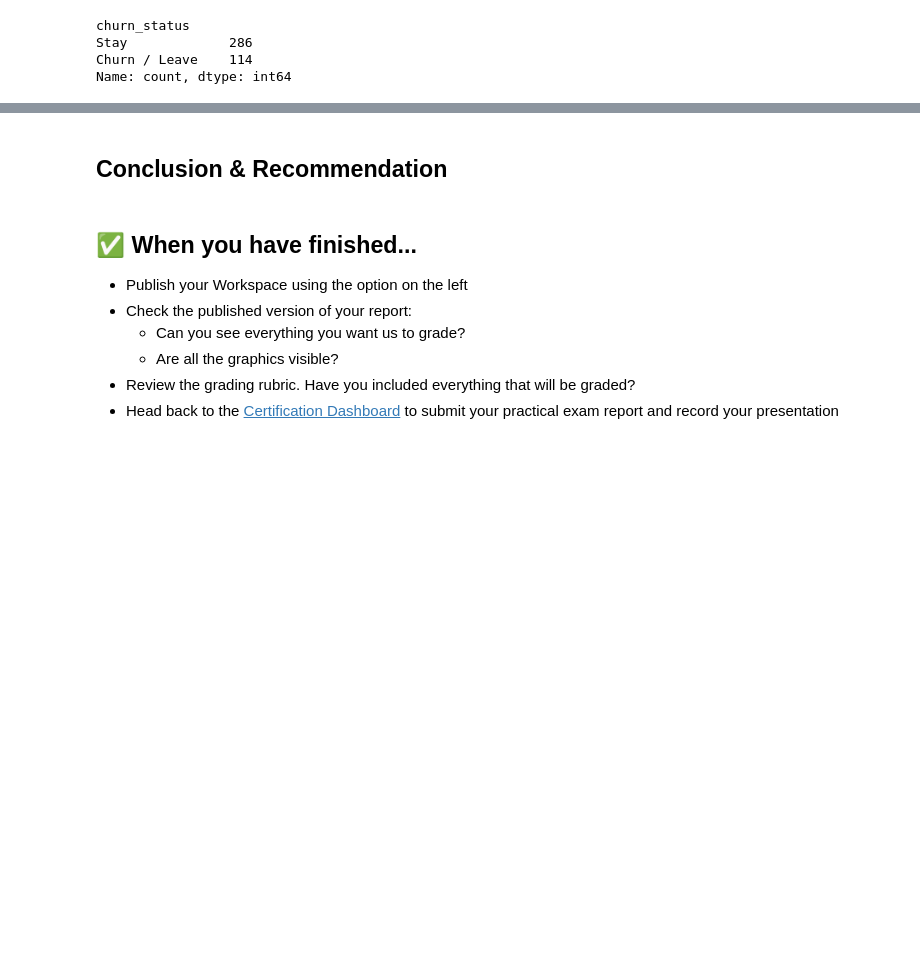
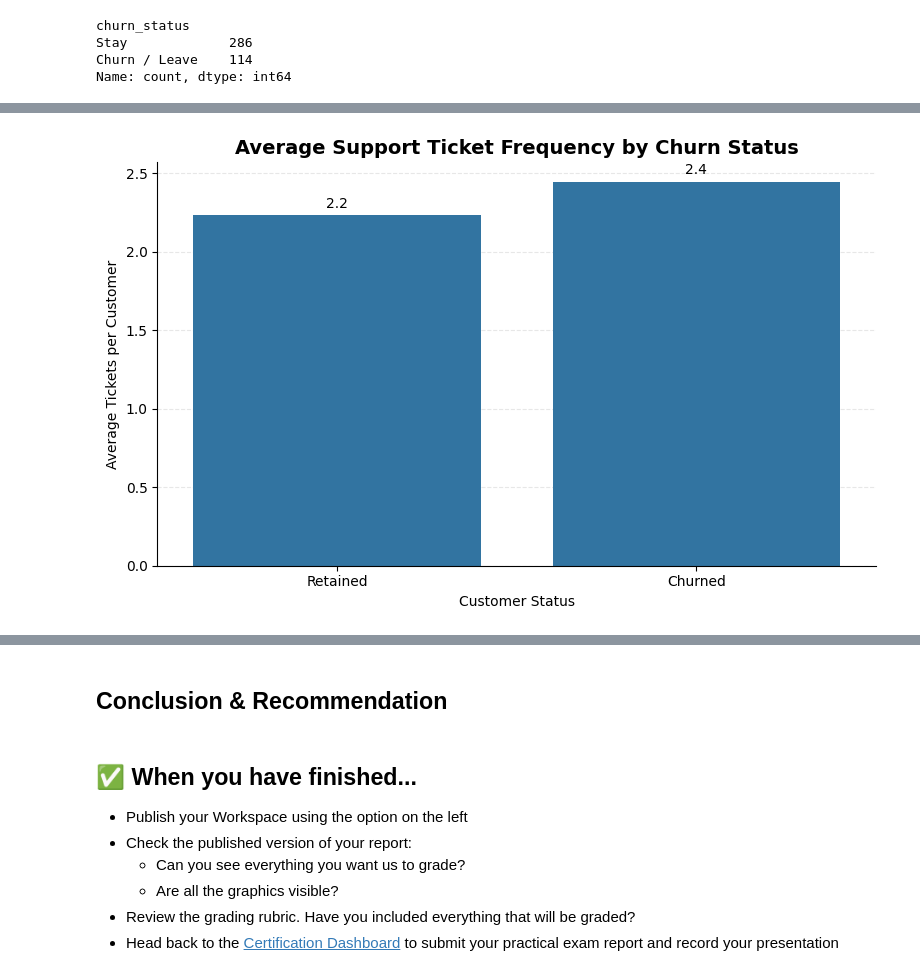
Before and after one commit to muchammadwr/churn-at-fit.ly, a Jupyter notebook: notebook.ipynb, the cells around one changed output, grey strips where cells are left out. Drawn from its saved outputs; the diff is of its cells as text; code cells hidden in the pictures; blank space fills up the shorter version.

```diff
--- a/notebook.ipynb
+++ b/notebook.ipynb
@@ -610,0 +832,13 @@ plt.show()
+# %%
+support_customer_summary = (
+    account_customer_support
+    .groupby(['user_id', 'churn_status'])
+    .agg(
+        ticket_frequency=('ticket_time', 'count'),
+        avg_resolution_time=('resolution_time_hours', 'mean')
+    )
+    .reset_index()
+    .round(2)
+)
+
+support_customer_summary.head()
@@ -610,0 +871,56 @@ plt.show()
+# %%
+import matplotlib.pyplot as plt
+import seaborn as sns
+
+ticket_plot = (
+    support_customer_summary
+    .groupby('churn_status')['ticket_frequency']
+    .mean()
+    .reset_index()
+)
+
+ticket_plot['churn_status'] = ticket_plot['churn_status'].map({
+    'N': 'Retained',
+    'Y': 'Churned'
+})
+
+plt.figure(figsize=(8, 5))
+
+ax = sns.barplot(
+    data=ticket_plot,
+    x='churn_status',
+    y='ticket_frequency',
+    order=['Retained', 'Churned']
+)
+
+plt.title(
+    'Average Support Ticket Frequency by Churn Status',
+    fontsize=14,
+    fontweight='bold'
+)
+
+plt.xlabel('Customer Status')
+plt.ylabel('Average Tickets per Customer')
+
+for container in ax.containers:
+    ax.bar_label(
+        container,
+        fmt='%.1f',
+        padding=3
+    )
+
+ax.spines['top'].set_visible(False)
+ax.spines['right'].set_visible(False)
+
+ax.grid(
+    axis='y',
+    linestyle='--',
+    alpha=0.3
+)
+
+ax.set_axisbelow(True)
+
+plt.tight_layout()
+plt.show()
+# %% [output]
+[figure, added]
```
Also changed, not shown: parts of 34 cells of this notebook.
